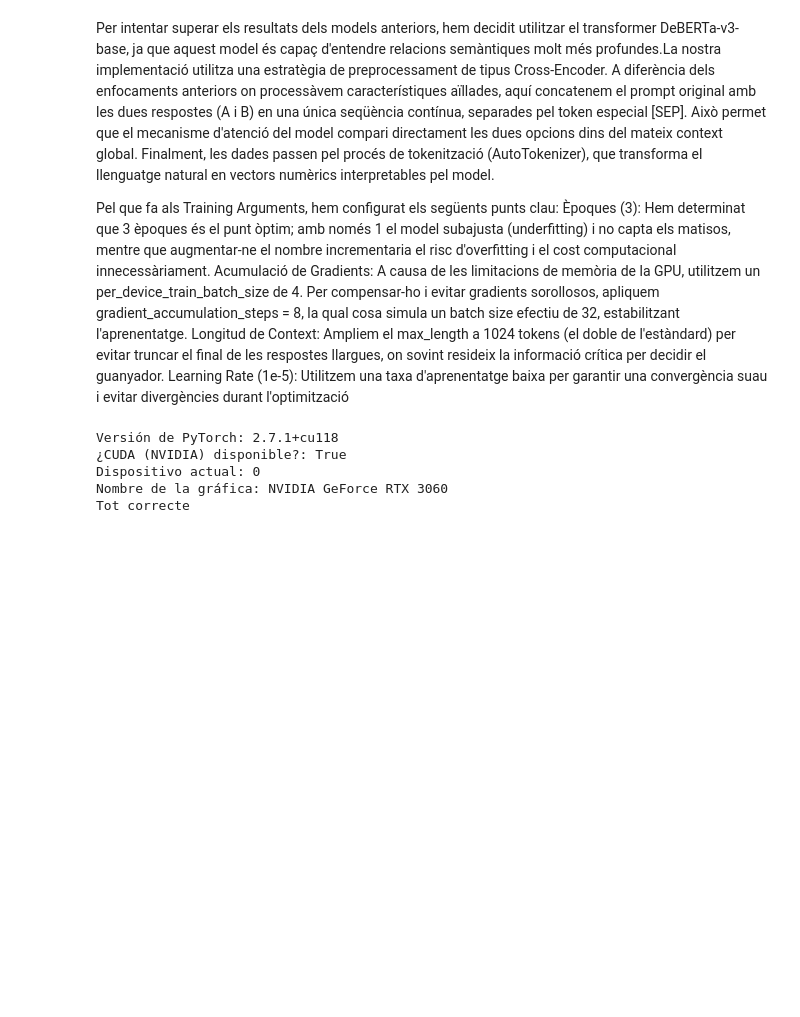
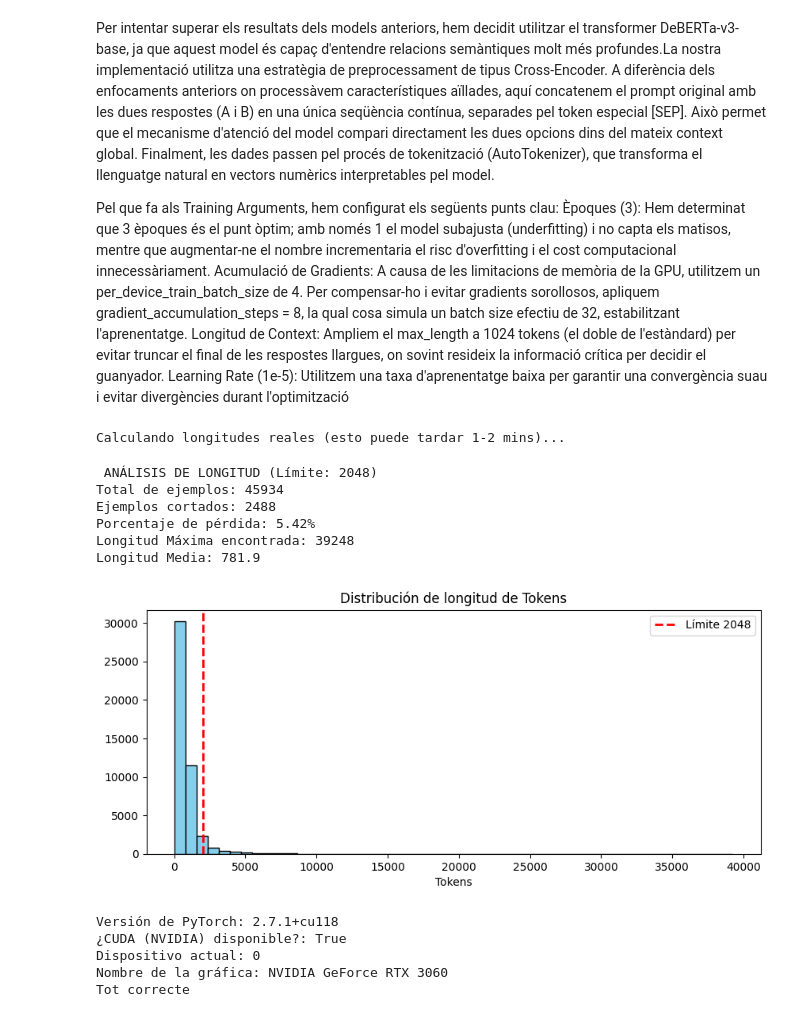
Before and after one commit to in-arunsharma/kaggle-llm-classification-finetuning, a Jupyter notebook: Kaggle.ipynb, the cells around one changed output. Saved outputs shown, nothing was run; the diff lists cells and outputs as text; code cells hidden in the pictures; blank space fills up the shorter version.

```diff
--- a/Kaggle.ipynb
+++ b/Kaggle.ipynb
@@ -1027,6 +1080,59 @@ Pel que fa als Training Arguments, hem configurat els següents punts clau:
 Acumulació de Gradients: A causa de les limitacions de memòria de la GPU, utilitzem un per_device_train_batch_size de 4. Per compensar-ho i evitar gradients sorollosos, apliquem gradient_accumulation_steps = 8, la qual cosa simula un batch size efectiu de 32, estabilitzant l'aprenentatge.
 Longitud de Context: Ampliem el max_length a 1024 tokens (el doble de l'estàndard) per evitar truncar el final de les respostes llargues, on sovint resideix la informació crítica per decidir el guanyador.
 Learning Rate (1e-5): Utilitzem una taxa d'aprenentatge baixa per garantir una convergència suau i evitar divergències durant l'optimització
+# %%
+import matplotlib.pyplot as plt
+import pandas as pd
+
+LIMIT = 2048
+
+def get_token_length(examples):
+    texts = [
+        str(p) + " " + tokenizer.sep_token + " " +
+        str(a) + " " + tokenizer.sep_token + " " +
+        str(b)
+        for p, a, b in zip(examples['prompt_clean'], examples['response_a_clean'], examples['response_b_clean'])
+    ]
+
+    encodings = tokenizer(texts, add_special_tokens=True, return_length=True)
+
+    return {"length": encodings["length"]}
+
+# Procesamos el dataset
+lengths_dataset = train_ds.map(get_token_length, batched=True, batch_size=1000)
+
+
+df_lengths = lengths_dataset.to_pandas()
+
+
+total = len(df_lengths)
+truncated = len(df_lengths[df_lengths["length"] > LIMIT])
+percent = (truncated / total) * 100
+
+print(f"\n ANÀLISI DE LONGITUD (Límit: {LIMIT})")
+print(f"Total de exempless: {total}")
+print(f"Ejemplos tallats: {truncated}")
+print(f"Porcentatge de perdua: {percent:.2f}%")
+print(f"Longitud Máxima trobada: {df_lengths['length'].max()}")
+print(f"Longitud mitjana: {df_lengths['length'].mean():.1f}")
+
+# Histograma rápido
+plt.figure(figsize=(10, 4))
+plt.hist(df_lengths["length"], bins=50, color='skyblue', edgecolor='black')
+plt.axvline(LIMIT, color='red', linestyle='dashed', linewidth=2, label=f'Límite {LIMIT}')
+plt.title("Distribucio longitud tokens")
+plt.xlabel("Tokens")
+plt.legend()
+plt.show()
+# %% [output]
+Calculando longitudes reales (esto puede tardar 1-2 mins)...
+ ANÁLISIS DE LONGITUD (Límite: 2048)
+Total de ejemplos: 45934
+Ejemplos cortados: 2488
+Porcentaje de pérdida: 5.42%
+Longitud Máxima encontrada: 39248
+Longitud Media: 781.9
+[figure, added]
 # %%
 import torch
 
```
Also changed, not shown: parts of 50 cells of this notebook.
